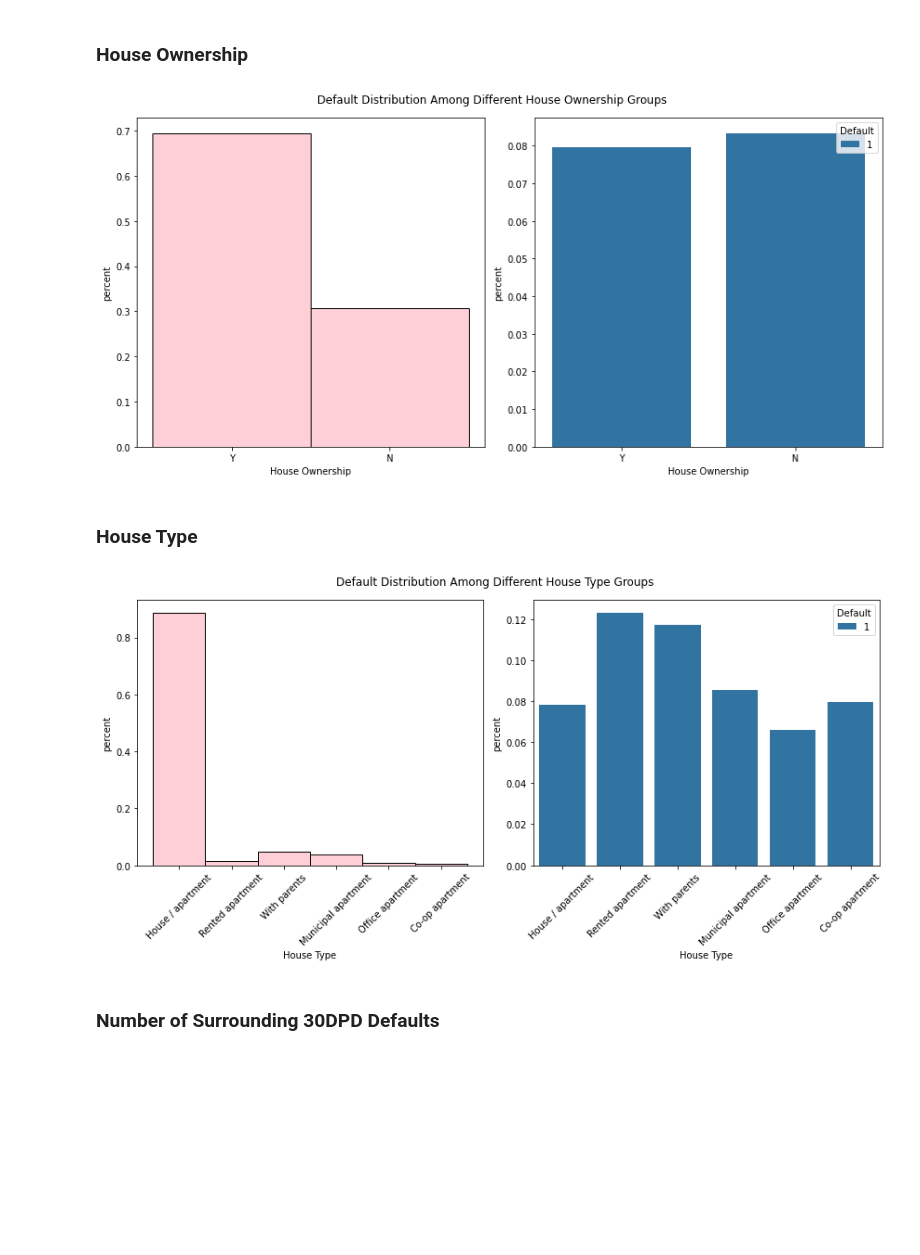
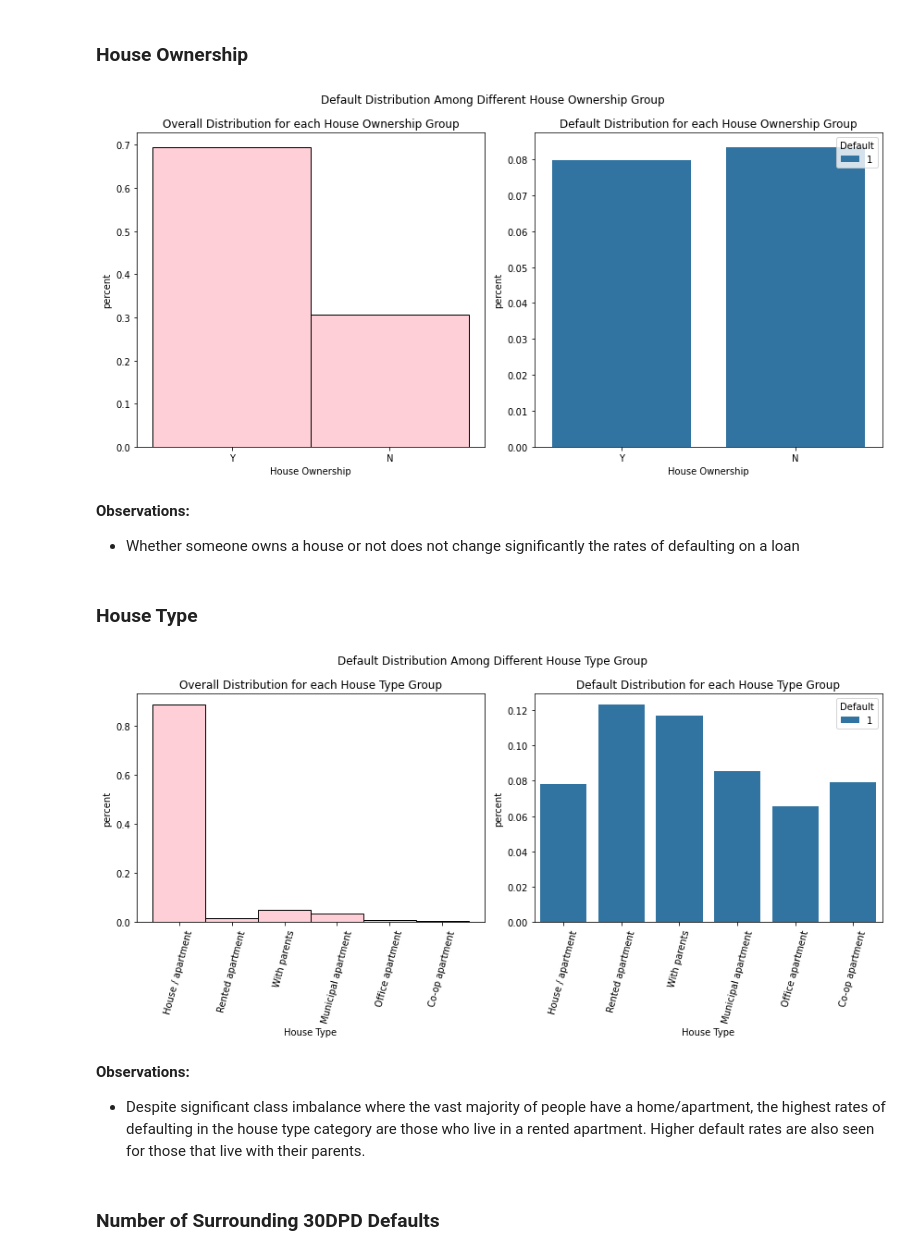
Before and after one commit to UCB-stat-159-s22/hw07-Group11, a Jupyter notebook: main.ipynb, the cells around one changed output. Saved outputs shown, nothing was run; the diff lists cells and outputs as text; code cells hidden in the pictures; blank space fills up the shorter version.

```diff
--- a/main.ipynb
+++ b/main.ipynb
@@ -184,15 +129,21 @@ plot_default_in_category_group('FLAG_OWN_CAR', df, 'Car Ownership')
 # %% [markdown]
 ### House Ownership
 # %%
-plot_default_in_category_group('FLAG_OWN_REALTY', df, 'House Ownership')
+pt.plot_default_in_category_group('FLAG_OWN_REALTY', df, 'House Ownership')
 # %% [output]
-[figure, old version]
+[figure, new version]
+# %% [markdown]
+**Observations:**
+* Whether someone owns a house or not does not change significantly the rates of defaulting on a loan
 # %% [markdown]
 ### House Type
 # %%
-plot_default_in_category_group('NAME_HOUSING_TYPE', df, 'House Type')
+pt.plot_default_in_category_group('NAME_HOUSING_TYPE', df, 'House Type')
 # %% [output]
-[figure, old version]
+[figure, new version]
+# %% [markdown]
+**Observations:**
+* Despite significant class imbalance where the vast majority of people have a home/apartment, the highest rates of defaulting in the house type category are those who live in a rented apartment. Higher default rates are also seen for those that live with their parents.
 # %% [markdown]
 ### Number of Surrounding 30DPD Defaults
 # %%
```
Also changed, not shown: parts of 28 cells of this notebook, 17 other files.
